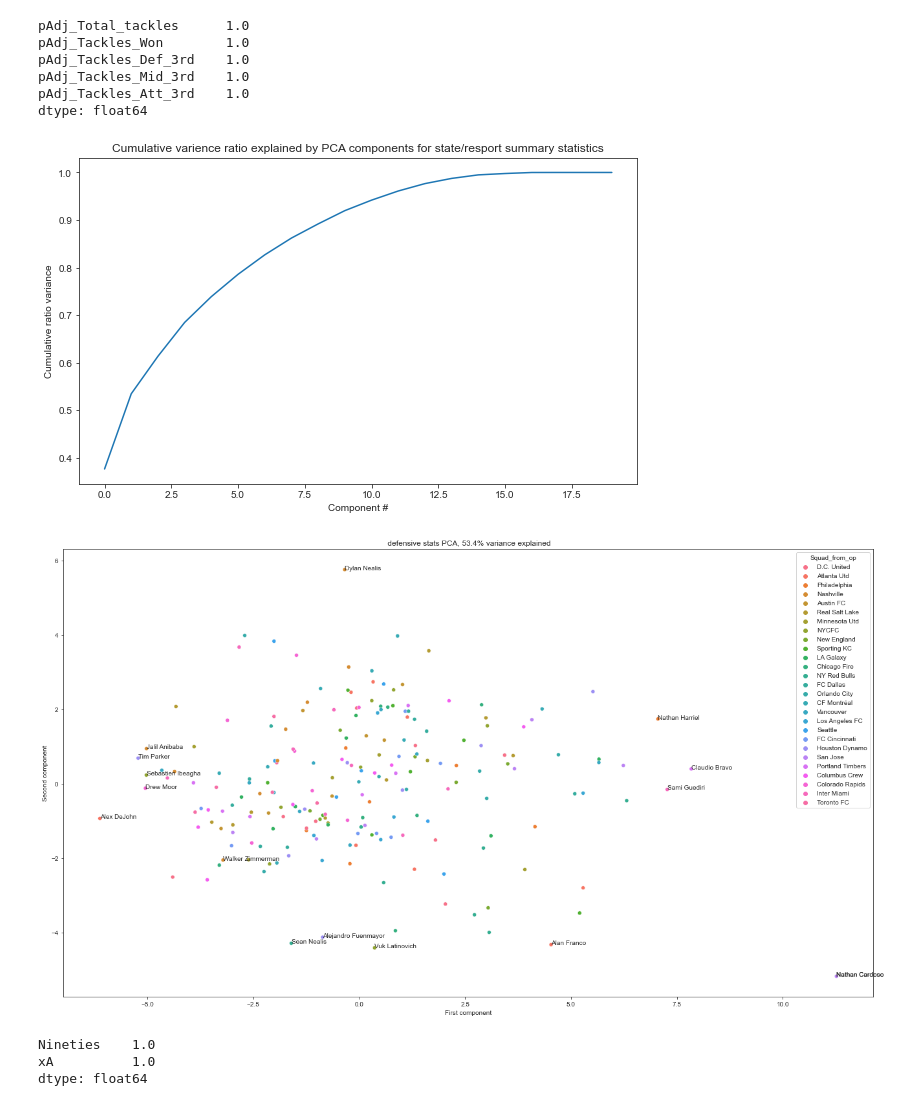
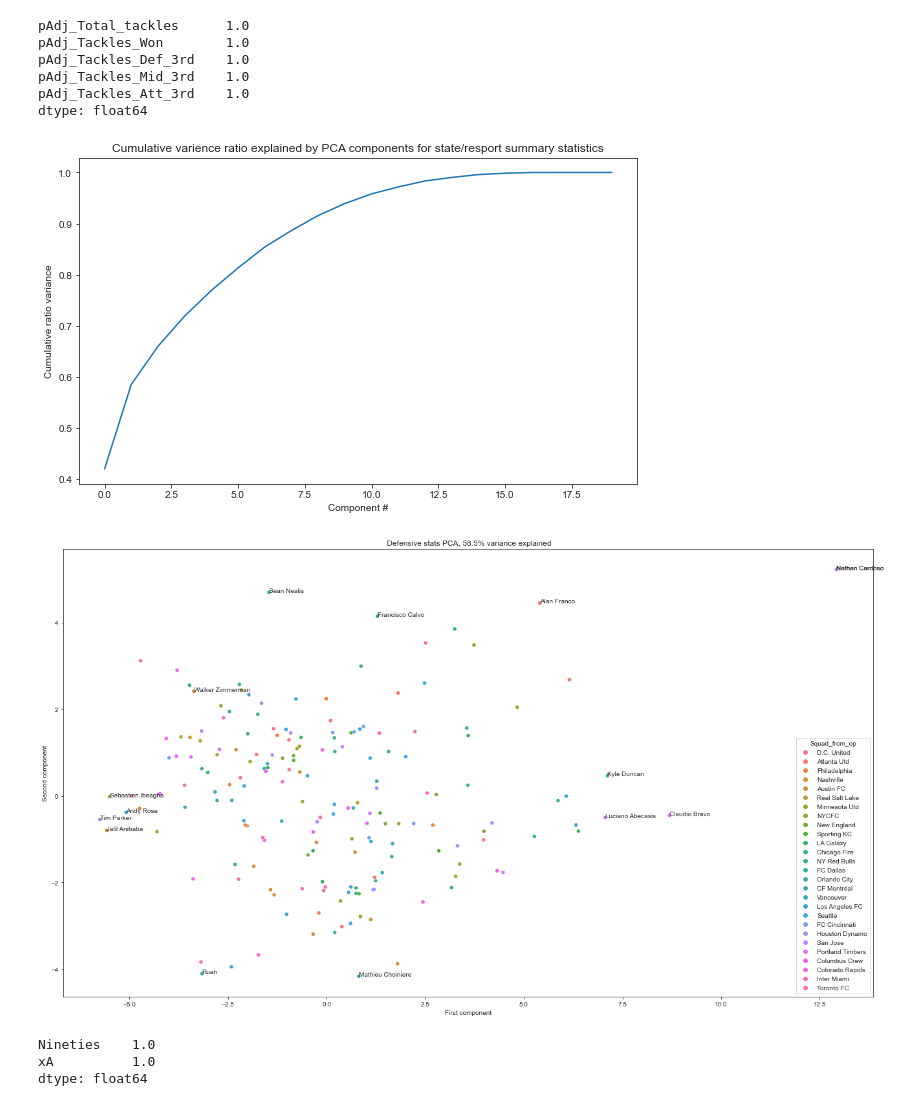
Before and after one commit to misterrustia/MLS_clustering_Captsone, a Jupyter notebook: 2_Exploratory_Data_analysis/Player_exploratory_data_analysis.ipynb, the cells around one changed output. Drawn from its saved outputs; the diff is of its cells as text; code cells hidden in the pictures.

```diff
--- a/2_Exploratory_Data_analysis/Player_exploratory_data_analysis.ipynb
+++ b/2_Exploratory_Data_analysis/Player_exploratory_data_analysis.ipynb
@@ -43,6 +64,6 @@ memory usage: 606.0+ KB
 # %%
 # create defender only df
-defenders = df.loc[(df['Position']=='DF')&( df['Nineties'] >1)]
+defenders = df.loc[(df['Position']=='DF')&( df['Nineties'] >5)]
 # %%
 #use boxplot to observe outliers - key for anamoly dection
 
@@ -307,33 +380,0 @@ plt.tight_layout()
-# %%
-
-graph = df.loc[(df['Crosses']>.1)&(df['Position']=='DF')&(df['Aerial_win_pct']<100)&
-               (df['Aerial_win_pct']>0)&(df['Nineties']>10)]
-
-sns.set_style('ticks')
-
-fig, ax = plt.subplots()
-fig.set_size_inches(18.5, 10.5)
-
-# plt.gca().invert_xaxis()
-# plt.xticks(rotation = 90)
-
-
-g = sns.scatterplot(data=graph, x='carries_prog',y ='Crosses',hue='Squad_from_op',
-                ax=ax).set(title='Defender long ball completion Vs long competion pct')
-
-x = graph['carries_prog']
-y = graph['Crosses']
-p = graph['player_name']
-
-for p, x, y in zip(p, x, y):
-    if p == 'Walker Zimmerman':
-        plt.annotate(p, (x, y))
-    if y > 4:
-         plt.annotate(p, (x, y))
-    if x > 5:
-        plt.annotate(p,(x,y))
-
-
-
-
-plt.tight_layout()
@@ -518,7 +495,7 @@ plt.xlabel('Component #')
 plt.ylabel('Cumulative ratio variance')
 plt.title('Cumulative varience ratio explained by PCA components for state/resport summary statistics');
 # %% [output]
-[figure, old version]
+[figure, new version]
 # %%
 
 def_pca_x = def_pca.transform(def_stats_scale)
@@ -526,32 +503,32 @@ def_pca_df = pd.DataFrame(def_pca_x[:,:2])
 # %%
 def_pca_df = pd.DataFrame(def_pca_x[:,:2])
 sns.set_style('ticks')
 fig, ax = plt.subplots()
 fig.set_size_inches(18.5, 10.5)
 data = def_pca_x[:,0:2]
 x = def_pca_x[:, 0]
 y = def_pca_x[:, 1]
 p = names
 c = defenders['Squad_from_op']
 
 
 pc_var = 100 * def_pca.explained_variance_ratio_.cumsum()[1]
 g = sns.scatterplot(data=def_pca_df, x =x, y=y,hue=c, ax=ax)
 plt.xlabel('First component')
 plt.ylabel('Second component')
-plt.title(f' defensive stats PCA, {pc_var:.1f}% variance explained')
+plt.title(f' Defensive stats PCA, {pc_var:.1f}% variance explained')
 
 for p, x, y in zip(p, x, y):
     if p == 'Walker Zimmerman':
         plt.annotate(p, (x, y))
     if y > 4 or y<-4:
          plt.annotate(p, (x, y))
     if x > 7 or x< -5:
         plt.annotate(p,(x,y))
 
 plt.tight_layout()
 # %% [output]
-[figure, old version]
+[figure, new version]
 # %%
 ## next section with att stats
 # %%
```
Also changed, not shown: parts of 29 cells of this notebook, 1 other file.
